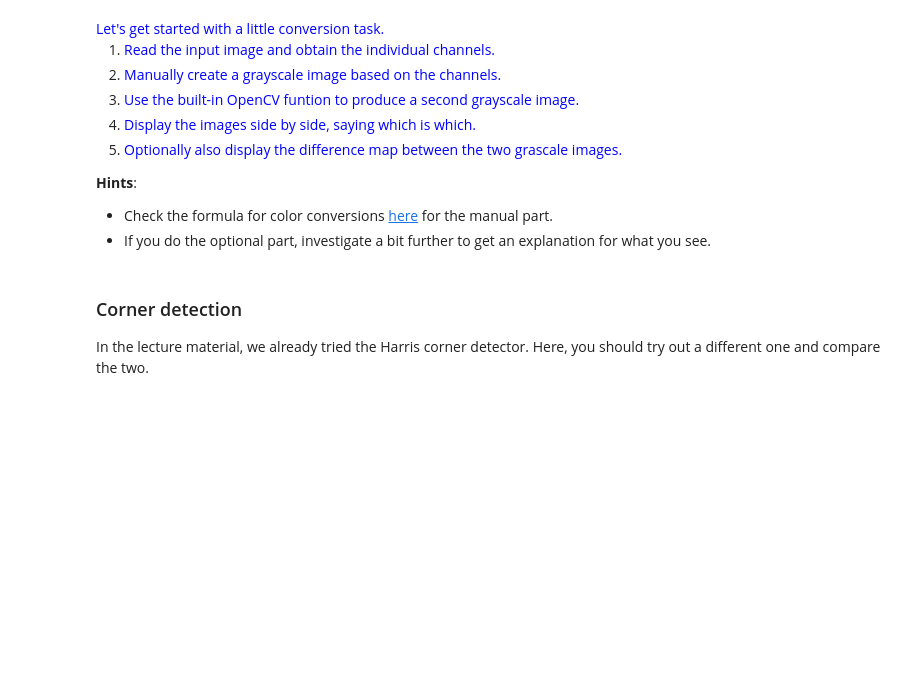
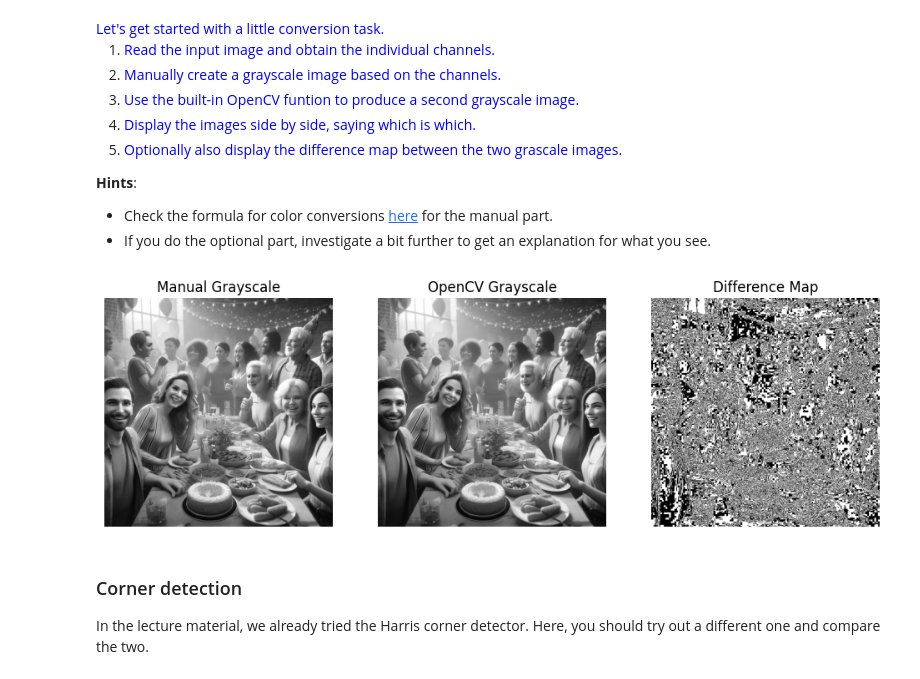
Before and after one commit to muazzamaqeel/DeepLearning, a Jupyter notebook: University_Work/Group-Work/OpenCV/05b_CV_Intro_Ex/05b_CV_Intro_Ex/05b_CV_Intro_Ex.ipynb, the cells around one changed output. Drawn from its saved outputs; the diff is of its cells as text; code cells hidden in the pictures; blank space fills up the shorter version.

```diff
--- a/University_Work/Group-Work/OpenCV/05b_CV_Intro_Ex/05b_CV_Intro_Ex/05b_CV_Intro_Ex.ipynb
+++ b/University_Work/Group-Work/OpenCV/05b_CV_Intro_Ex/05b_CV_Intro_Ex/05b_CV_Intro_Ex.ipynb
@@ -48,3 +46,45 @@ We have seen that while we can do the necessary color conversions by hand, there
+# %%
+# Your solution goes here: (if you need more code/markdown cells, feel free to insert them as you see fit)
+
+# Loading the image
+image_path = 'img/Fest_gemischt.jpg'
+img = cv2.imread(image_path)
+img = cv2.cvtColor(img, cv2.COLOR_BGR2RGB)  # Converting from BGR to RGB
+
+# Split the channels
+R, G, B = cv2.split(img)
+
+# Manually creating a grayscale image
+grayscale_manual = 0.2989 * R + 0.5870 * G + 0.1140 * B
+grayscale_manual = grayscale_manual.astype(np.uint8)
+
+# Use OpenCV function to create a grayscale image
+grayscale_cv = cv2.cvtColor(img, cv2.COLOR_RGB2GRAY)
+
+
+# Displaying the images side by side
+plt.figure(figsize=(12, 6))
+plt.subplot(1, 3, 1)
+plt.imshow(grayscale_manual, cmap='gray')
+plt.title('Manual Grayscale')
+plt.axis('off')
+
+plt.subplot(1, 3, 2)
+plt.imshow(grayscale_cv, cmap='gray')
+plt.title('OpenCV Grayscale')
+plt.axis('off')
+
+#Optional
+# Display the difference map between the two grayscale images
+difference = cv2.absdiff(grayscale_manual, grayscale_cv)
+plt.subplot(1, 3, 3)
+plt.imshow(difference, cmap='gray')
+plt.title('Difference Map')
+plt.axis('off')
+
+plt.show()
+# %% [output]
+[figure, added]
 # %% [markdown]
 ### Corner detection
 In the lecture material, we already tried the Harris corner detector.  Here, you should try out a different one and compare the two.
```
Also changed, not shown: parts of 7 cells of this notebook.
